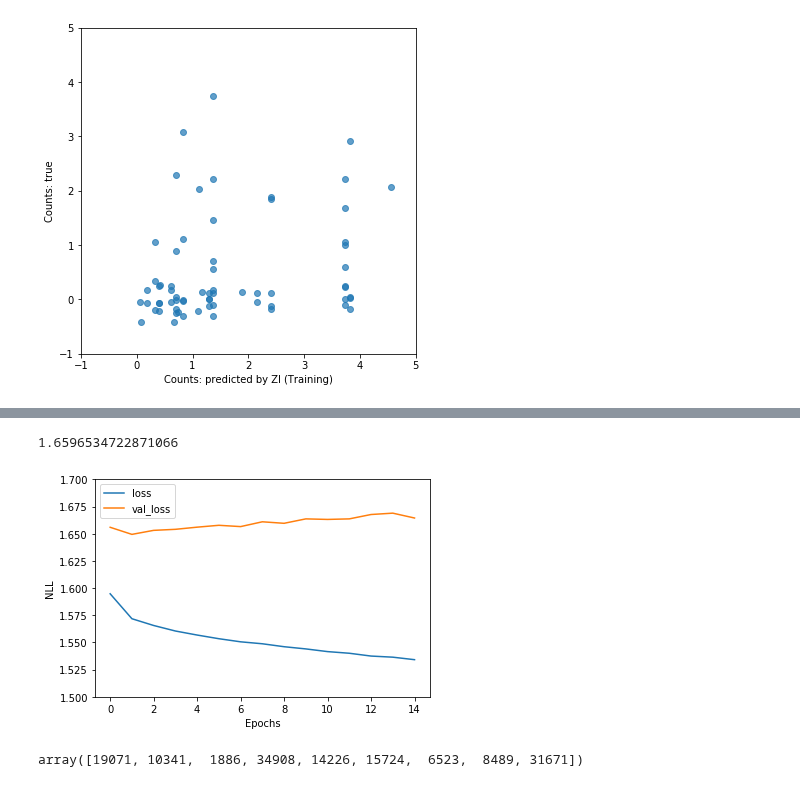
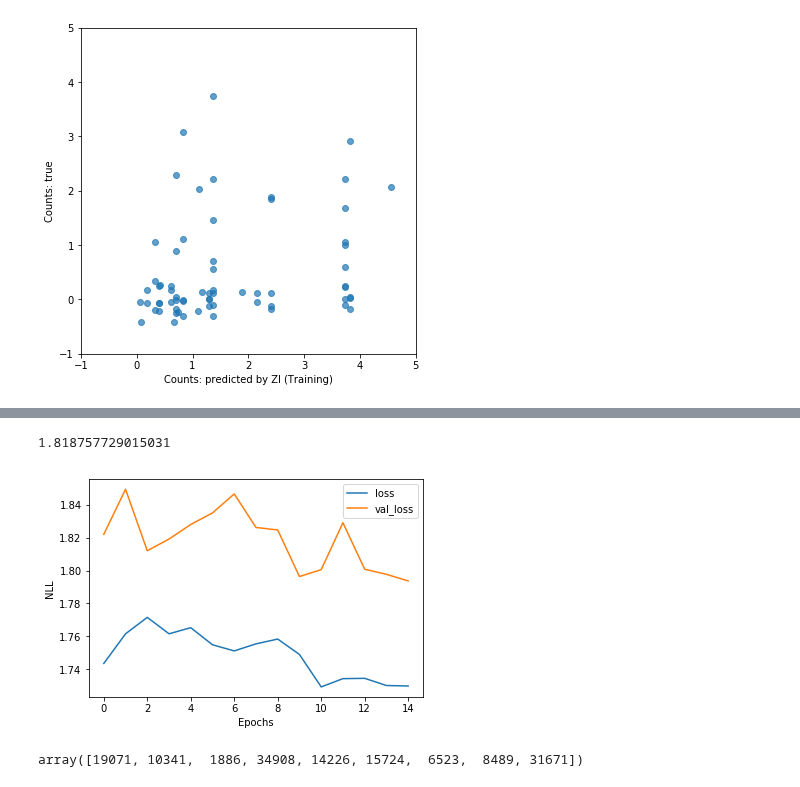
Before and after one commit to tensorchiefs/dl_book, a Jupyter notebook: chapter_05/exp_deer.ipynb, the cells around one changed output, grey strips where cells are left out. Saved outputs shown, nothing was run; the diff lists cells and outputs as text; code cells hidden in the pictures.

```diff
--- a/chapter_05/exp_deer.ipynb
+++ b/chapter_05/exp_deer.ipynb
@@ -105,18 +105,25 @@ We use some traditional count data from: https://stats.idre.ucla.edu/r/dae/zip/.
 # X_tr.shape, y_tr.shape, X_te.shape, y_te.shape,dat.shape
 # %%
 # The Deer Data Set
-dat = np.loadtxt('../../dl_book_playground/deerdata/deer_train.csv',delimiter=',', skiprows=1)
+#dat = np.loadtxt('../../dl_book_playground/deerdata/deer_train.csv',delimiter=',', skiprows=1)
+dat = np.loadtxt('../../dl_book_playground/deerdata/deer_train_short.csv',delimiter=',', skiprows=1)
+dat = np.loadtxt('http://www-home.htwg-konstanz.de/~oduerr/tmp/deer_train_short.csv',delimiter=',', skiprows=1)
+
 X_tr = dat[:,-1:]
 y_tr = dat[:,-1]
 X_tr = dat[:,:-1]
+X_tr[:,0] = (X_tr[:,0] - 2002) / 10.0
 y_tr = dat[:,-1]
 print(np.sum(y_tr), np.sum(X_tr[:,0]))#265911,#17520
 
 
-dat = np.loadtxt('../../dl_book_playground/deerdata/deer_test.csv',delimiter=',', skiprows=1)
+dat = np.loadtxt('../../dl_book_playground/deerdata/deer_test_short.csv',delimiter=',', skiprows=1)
+dat = np.loadtxt('http://www-home.htwg-konstanz.de/~oduerr/tmp/deer_test_short.csv',delimiter=',', skiprows=1)
+
 X_te = dat[:,-1:]
 y_te = dat[:,-1]
 X_te = dat[:,:-1]
+X_te[:,0] = (X_te[:,0] - 2002) / 10.0
 y_te = dat[:,-1]
-np.sum(y_te),np.sum(X_te[:,12])#2610,#75744
+np.sum(y_te),np.sum(X_te[:,12]),np.max(X_te)#2610,#75744
 # %% [output]
@@ -414,7 +401,7 @@ h = tf.keras.layers.Dropout(0.1)(h)
 h = tf.keras.layers.Dense(100, activation='relu')(h)
 h = tf.keras.layers.Dropout(0.3)(h)
 h = tf.keras.layers.Dense(10, activation='relu')(h)
-
+h = tf.keras.layers.Dropout(0.3)(h)
 
 out = Dense(2,  #A
             kernel_regularizer=l2(0.01), #B
@@ -449,13 +436,13 @@ _________________________________________________________________
 
 The following code trains the NN using a evaluation loop by hand. This help us to find instabilities, which we got rid off using regularisation. See also: https://www.tensorflow.org/beta/guide/keras/training_and_evaluation#part_ii_writing_your_own_training_evaluation_loops_from_scratch
 # %%
-optimizer=tf.optimizers.RMSprop(learning_rate=0.05)
-loss_values = np.zeros((1000))
-for e in range(10):
-    with tf.GradientTape() as tape:
-        y_hat = model_zi(X_tr)
-        loss_value = -tf.reduce_mean(y_hat.log_prob(y_tr))
-        loss_values[e] = loss_value
-        grads = tape.gradient(loss_value, model_zi.trainable_weights)
-        weights =  model_zi.trainable_weights
-        optimizer.apply_gradients(zip(grads,weights))
+# optimizer=tf.optimizers.RMSprop(learning_rate=0.05)
+# loss_values = np.zeros((1000))
+# for e in range(10):
+#     with tf.GradientTape() as tape:
+#         y_hat = model_zi(X_tr)
+#         loss_value = -tf.reduce_mean(y_hat.log_prob(y_tr))
+#         loss_values[e] = loss_value
+#         grads = tape.gradient(loss_value, model_zi.trainable_weights)
+#         weights =  model_zi.trainable_weights
+#         optimizer.apply_gradients(zip(grads,weights))
@@ -576,15 +545,19 @@ def mixture_discrete(out, bits=6, num=3):
 # %%
 from tensorflow.keras.regularizers import l2
 inputs = tf.keras.layers.Input(shape=(X_tr.shape[1],))
+h = tf.keras.layers.Dense(50, activation='relu')(inputs)
+h = tf.keras.layers.Dropout(0.1)(h)
 h = tf.keras.layers.Dense(500, activation='relu')(inputs)
 h = tf.keras.layers.Dropout(0.1)(h)
 h = tf.keras.layers.Dense(100, activation='relu')(h)
+h = tf.keras.layers.Dropout(0.2)(h)
+h = tf.keras.layers.Dense(10, activation='relu')(h)
 h = tf.keras.layers.Dropout(0.3)(h)
-h = tf.keras.layers.Dense(6, activation='relu')(h)
+h = tf.keras.layers.Dense(9, activation='relu')(h)
 #tt = tf.concat([loc1, scales1, logits], axis=1)
 p_y = tfp.layers.DistributionLambda(mixture_discrete)(h)
 model = tf.keras.models.Model(inputs=inputs, outputs=p_y)
 #model_mean = tf.keras.models.Model(inputs=inputs, outputs=p_y.mean()) #For evaluation we need the mean
-model.compile(optimizer=tf.optimizers.Adam(0.001), loss=negloglik2)
+model.compile(optimizer=tf.optimizers.Adam(0.01), loss=negloglik2)
 model.summary()
 # %% [output]
@@ -628,15 +601,15 @@ Epoch 15/15
 # %%
 plt.plot(hist.history['loss'])
 plt.plot(hist.history['val_loss'])
 plt.legend(['loss', 'val_loss'])
 plt.xlabel('Epochs')
 plt.ylabel('NLL')
 np.mean(hist.history['loss'])
-plt.ylim(1.5,1.7)
+#plt.ylim(1.5,1.7)
 np.mean(hist.history['val_loss'][-20:]) #Paper -1.91760131278
 # %% [output]
-1.6596534722871066
+1.818757729015031
-[figure, old version]
+[figure, new version]
 # %%
 model_tt = tf.keras.models.Model(inputs=inputs, outputs=h)
 # %%
```
Also changed, not shown: parts of 14 cells of this notebook.
